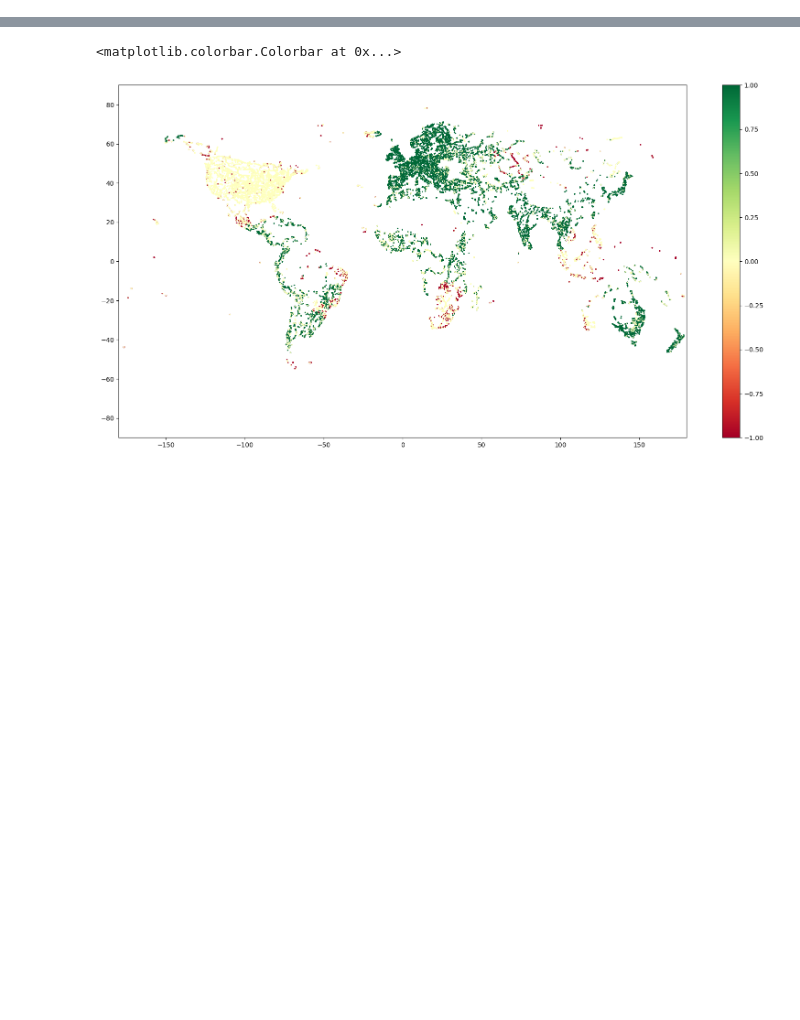
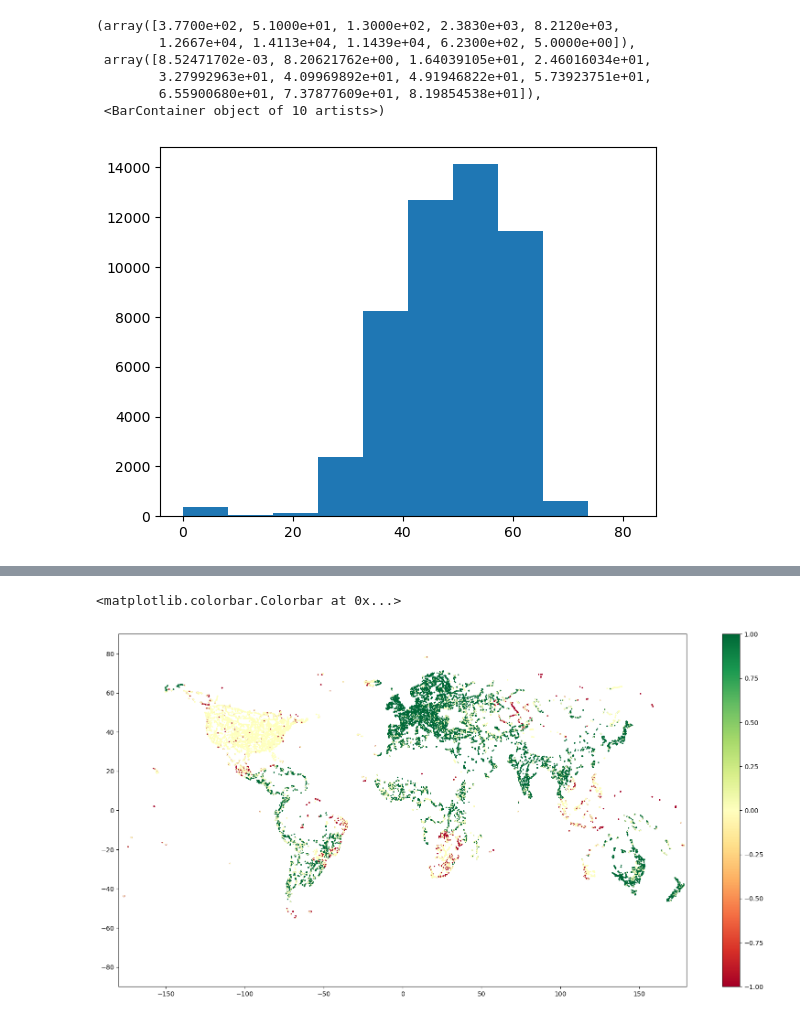
Before and after one commit to seai-lab/PyGBS, a Jupyter notebook: analysis.ipynb, the cells around one changed output, grey strips where cells are left out. Drawn from its saved outputs; the diff is of its cells as text; code cells hidden in the pictures; blank space fills up the shorter version.

```diff
--- a/analysis.ipynb
+++ b/analysis.ipynb
@@ -4,0 +15,6 @@ from matplotlib import pyplot as plt
+# %%
+d = np.load("results/country_scale_0.1_radius.npz")
+
+coords = d["locs"]
+accs = d["accs"]
+ssis = d["ssis"]
@@ -4,0 +27,10 @@ from matplotlib import pyplot as plt
+# %%
+plt.hist(ssis)
+# %% [output]
+(array([3.7700e+02, 5.1000e+01, 1.3000e+02, 2.3830e+03, 8.2120e+03,
+        1.2667e+04, 1.4113e+04, 1.1439e+04, 6.2300e+02, 5.0000e+00]),
+ array([8.52471702e-03, 8.20621762e+00, 1.64039105e+01, 2.46016034e+01,
+        3.27992963e+01, 4.09969892e+01, 4.91946822e+01, 5.73923751e+01,
+        6.55900680e+01, 7.37877609e+01, 8.19854538e+01]),
+ <BarContainer object of 10 artists>)
+[figure, added]
```
Also changed, not shown: parts of 28 cells of this notebook, 22 other files.
